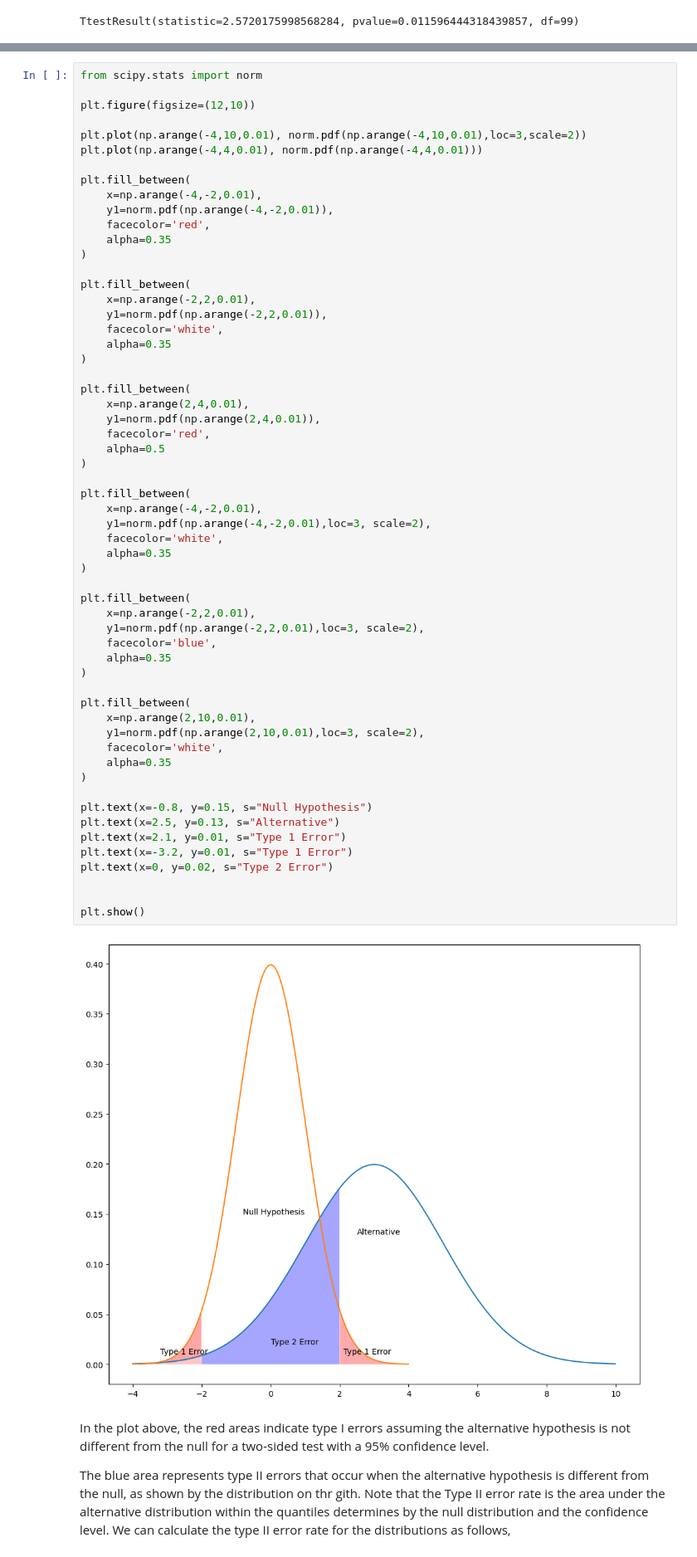
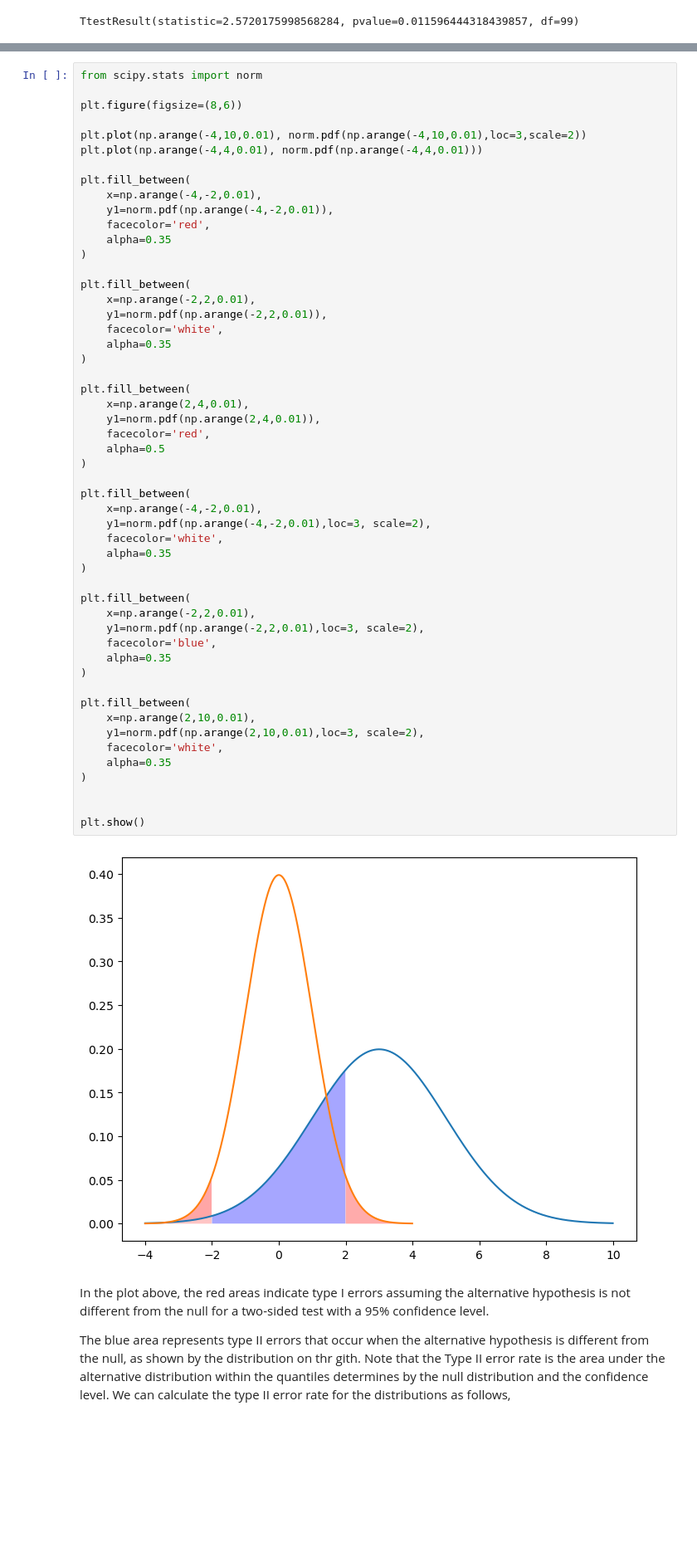
Before and after one commit to swarajpande5/practical-statistics-in-python, a Jupyter notebook: notebooks/5 Hypothesis Testing.ipynb, the cells around one changed output, grey strips where cells are left out. Shown: that part at 83% size. Saved outputs shown, nothing was run; the diff lists cells and outputs as text; blank space fills up the shorter version.

```diff
--- a/notebooks/5 Hypothesis Testing.ipynb
+++ b/notebooks/5 Hypothesis Testing.ipynb
@@ -206,7 +206,7 @@ Type II error describes a situation where you fail to reject the null hypothesis
 # %%
 from scipy.stats import norm
 
-plt.figure(figsize=(12,10))
+plt.figure(figsize=(8,6))
 
 plt.plot(np.arange(-4,10,0.01), norm.pdf(np.arange(-4,10,0.01),loc=3,scale=2))
 plt.plot(np.arange(-4,4,0.01), norm.pdf(np.arange(-4,4,0.01)))
@@ -229,40 +229,34 @@ plt.fill_between(
     x=np.arange(2,4,0.01),
     y1=norm.pdf(np.arange(2,4,0.01)),
     facecolor='red',
     alpha=0.5
 )
 
 plt.fill_between(
     x=np.arange(-4,-2,0.01),
     y1=norm.pdf(np.arange(-4,-2,0.01),loc=3, scale=2),
     facecolor='white',
     alpha=0.35
 )
 
 plt.fill_between(
     x=np.arange(-2,2,0.01),
     y1=norm.pdf(np.arange(-2,2,0.01),loc=3, scale=2),
     facecolor='blue',
     alpha=0.35
 )
 
 plt.fill_between(
     x=np.arange(2,10,0.01),
     y1=norm.pdf(np.arange(2,10,0.01),loc=3, scale=2),
     facecolor='white',
     alpha=0.35
 )
 
-plt.text(x=-0.8, y=0.15, s="Null Hypothesis")
-plt.text(x=2.5, y=0.13, s="Alternative")
-plt.text(x=2.1, y=0.01, s="Type 1 Error")
-plt.text(x=-3.2, y=0.01, s="Type 1 Error")
-plt.text(x=0, y=0.02, s="Type 2 Error")
-
 
 plt.show()
 # %% [output]
-[figure, old version]
+[figure, new version]
 # %% [markdown]
 In the plot above, the red areas indicate type I errors assuming the alternative hypothesis is not different from the null for a two-sided test with a 95% confidence level.
 
```
Also changed, not shown: parts of 3 cells of this notebook, 1 other file.
